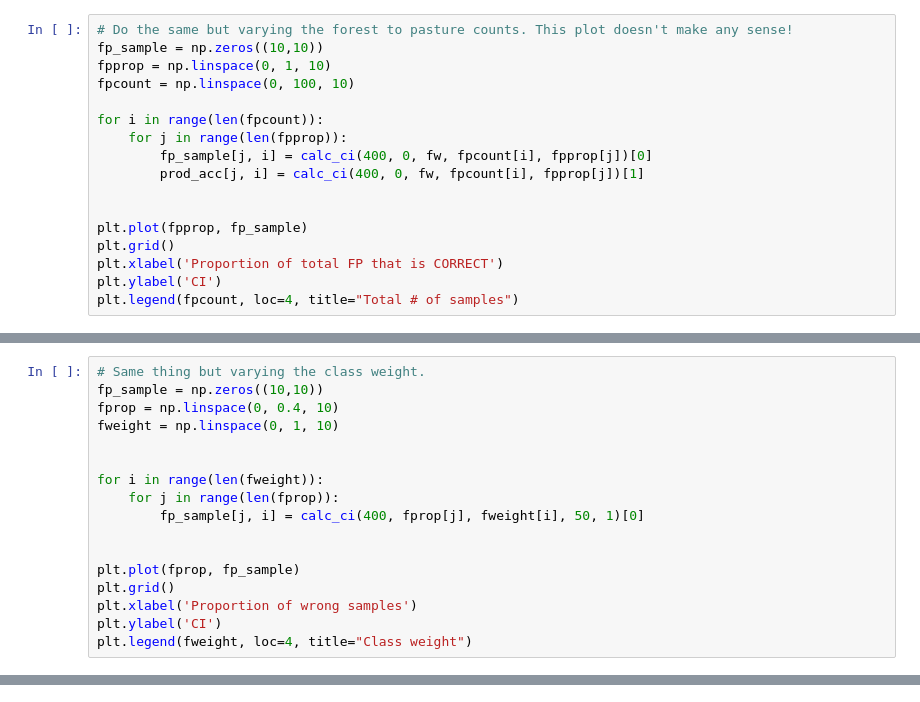
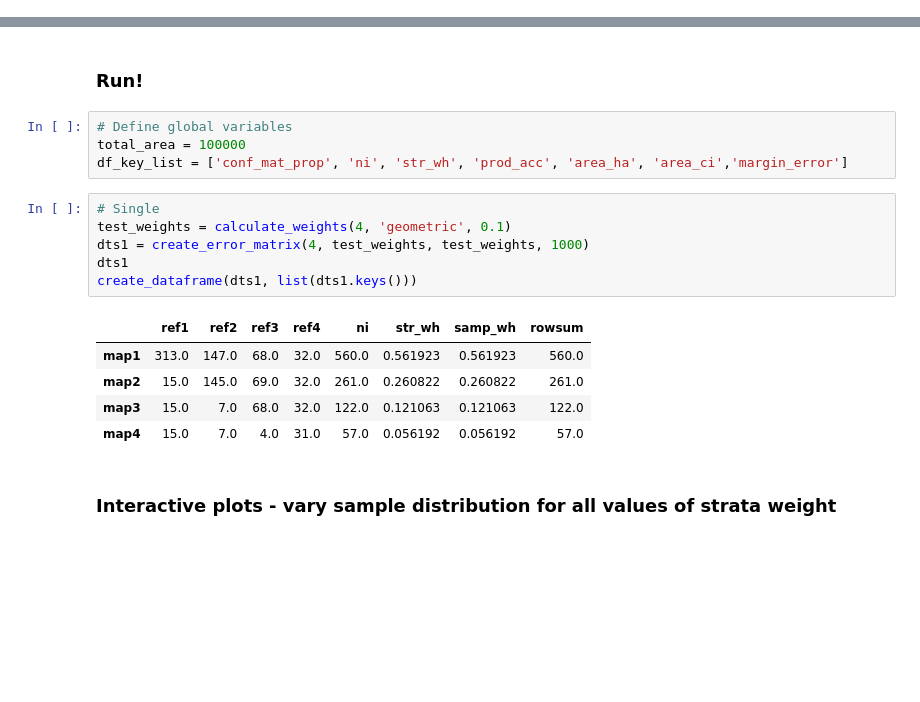
Before and after one commit to parevalo/workflow, a Jupyter notebook: multi_scene/other/accuracy_ci_experiment.ipynb, the cells around one changed output, grey strips where cells are left out. Drawn from its saved outputs; the diff is of its cells as text; blank space fills up the shorter version.

```diff
--- a/multi_scene/other/accuracy_ci_experiment.ipynb
+++ b/multi_scene/other/accuracy_ci_experiment.ipynb
@@ -72,17 +0,0 @@ plt.legend(fcount, loc=4, title="Total # of samples")
-# %%
-# Do the same but varying the forest to pasture counts. This plot doesn't make any sense!
-fp_sample = np.zeros((10,10))
-fpprop = np.linspace(0, 1, 10)
-fpcount = np.linspace(0, 100, 10)
-
-for i in range(len(fpcount)):
-    for j in range(len(fpprop)):
-        fp_sample[j, i] = calc_ci(400, 0, fw, fpcount[i], fpprop[j])[0]
-        prod_acc[j, i] = calc_ci(400, 0, fw, fpcount[i], fpprop[j])[1]
-
-
-plt.plot(fpprop, fp_sample)
-plt.grid()
-plt.xlabel('Proportion of total FP that is CORRECT')
-plt.ylabel('CI')
-plt.legend(fpcount, loc=4, title="Total # of samples")
@@ -100,17 +0,0 @@ plt.legend(fcount, loc=4, title="Total # of samples")
-# %%
-# Same thing but varying the class weight.
-fp_sample = np.zeros((10,10))
-fprop = np.linspace(0, 0.4, 10)
-fweight = np.linspace(0, 1, 10)
-
-
-for i in range(len(fweight)):
-    for j in range(len(fprop)):
-        fp_sample[j, i] = calc_ci(400, fprop[j], fweight[i], 50, 1)[0]
-
-
-plt.plot(fprop, fp_sample)
-plt.grid()
-plt.xlabel('Proportion of wrong samples')
-plt.ylabel('CI')
-plt.legend(fweight, loc=4, title="Class weight")
@@ -311,0 +184,20 @@ pd.concat([pd.DataFrame(y) for x,y in dftest.items()], axis=1)
+# %% [markdown]
+### Run!
+# %%
+# Define global variables
+total_area = 100000
+df_key_list = ['conf_mat_prop', 'ni', 'str_wh', 'prod_acc', 'area_ha', 'area_ci','margin_error']
+# %%
+# Single
+test_weights = calculate_weights(4, 'geometric', 0.1)
+dts1 = create_error_matrix(4, test_weights, test_weights, 1000)
+dts1
+create_dataframe(dts1, list(dts1.keys()))
+# %% [output]
+|  | ref1 | ref2 | ref3 | ref4 | ni | str_wh | samp_wh | rowsum |
+| map1 | 313.0 | 147.0 | 68.0 | 32.0 | 560.0 | 0.561923 | 0.561923 | 560.0 |
+| map2 | 15.0 | 145.0 | 69.0 | 32.0 | 261.0 | 0.260822 | 0.260822 | 261.0 |
+| map3 | 15.0 | 7.0 | 68.0 | 32.0 | 122.0 | 0.121063 | 0.121063 | 122.0 |
+| map4 | 15.0 | 7.0 | 4.0 | 31.0 | 57.0 | 0.056192 | 0.056192 | 57.0 |
+# %% [markdown]
+### Interactive plots - vary sample distribution for all values of strata weight
```
Also changed, not shown: parts of 47 cells of this notebook.
